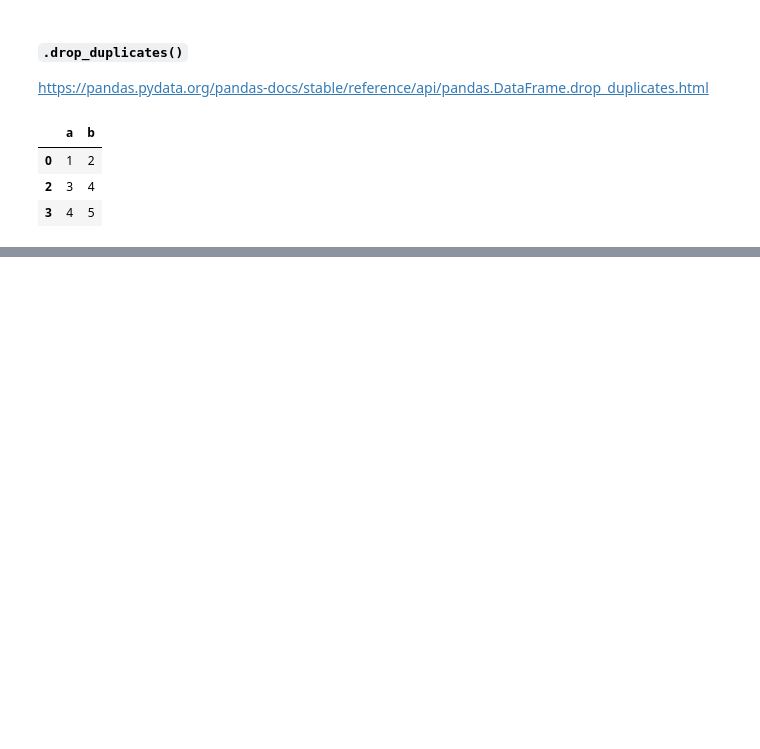
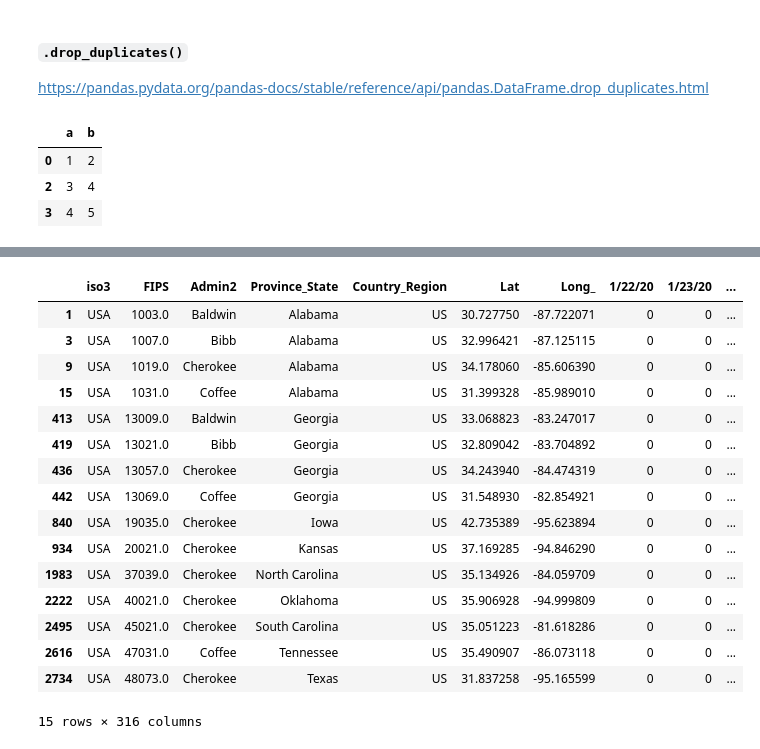
Before and after one commit to julianeberek/moinworld_da_2020-11, a Jupyter notebook: 2.Deep_dive_into_pandas.ipynb, the cells around one changed output, grey strips where cells are left out. Drawn from its saved outputs; the diff is of its cells as text; code cells hidden in the pictures; blank space fills up the shorter version.

```diff
--- a/2.Deep_dive_into_pandas.ipynb
+++ b/2.Deep_dive_into_pandas.ipynb
@@ -310,0 +331,3 @@ df_dates.head(2)
+# %%
+all_days_zero = [el for el in df_dates.sum(axis=1) if el==0]
+len(all_days_zero)
@@ -345,6 +395,3 @@ df_dates.iloc[:,308]
 3338     395
 3339     386
 Name: 11/25/20, Length: 3340, dtype: int64
-# %%
-all_days_zero = [row for row in df_dates.index if df_dates.iloc[row].sum() == 0 ]
-len(all_days_zero)
@@ -382,0 +406,2 @@ df.at[all_days_zero[5], 'Lat']
+# %%
+df.at[all_days_zero[5], 'Lat'] = 5000
@@ -382,0 +412,3 @@ df.at[all_days_zero[5], 'Lat']
+# %%
+# set it to original value
+df.at[all_days_zero[5], 'Lat'] = -14.271
@@ -439,0 +499,20 @@ df.duplicated().sum()
+# %%
+df[df['Admin2'].isin(['Berlin', 'Hamburg', 'Baldwin', 'Bibb', 'Cherokee', 'Coffee'])]
+# %% [output]
+|  | iso3 | FIPS | Admin2 | Province_State | Country_Region | Lat | Long_ | 1/22/20 | 1/23/20 | ... |
+| 1 | USA | 1003.0 | Baldwin | Alabama | US | 30.727750 | -87.722071 | 0 | 0 | ... |
+| 3 | USA | 1007.0 | Bibb | Alabama | US | 32.996421 | -87.125115 | 0 | 0 | ... |
+| 9 | USA | 1019.0 | Cherokee | Alabama | US | 34.178060 | -85.606390 | 0 | 0 | ... |
+| 15 | USA | 1031.0 | Coffee | Alabama | US | 31.399328 | -85.989010 | 0 | 0 | ... |
+| 413 | USA | 13009.0 | Baldwin | Georgia | US | 33.068823 | -83.247017 | 0 | 0 | ... |
+| 419 | USA | 13021.0 | Bibb | Georgia | US | 32.809042 | -83.704892 | 0 | 0 | ... |
+| 436 | USA | 13057.0 | Cherokee | Georgia | US | 34.243940 | -84.474319 | 0 | 0 | ... |
+| 442 | USA | 13069.0 | Coffee | Georgia | US | 31.548930 | -82.854921 | 0 | 0 | ... |
+| 840 | USA | 19035.0 | Cherokee | Iowa | US | 42.735389 | -95.623894 | 0 | 0 | ... |
+| 934 | USA | 20021.0 | Cherokee | Kansas | US | 37.169285 | -94.846290 | 0 | 0 | ... |
+| 1983 | USA | 37039.0 | Cherokee | North Carolina | US | 35.134926 | -84.059709 | 0 | 0 | ... |
+| 2222 | USA | 40021.0 | Cherokee | Oklahoma | US | 35.906928 | -94.999809 | 0 | 0 | ... |
+| 2495 | USA | 45021.0 | Cherokee | South Carolina | US | 35.051223 | -81.618286 | 0 | 0 | ... |
+| 2616 | USA | 47031.0 | Coffee | Tennessee | US | 35.490907 | -86.073118 | 0 | 0 | ... |
+| 2734 | USA | 48073.0 | Cherokee | Texas | US | 31.837258 | -95.165599 | 0 | 0 | ... |
+15 rows × 316 columns
```
Also changed, not shown: parts of 50 cells of this notebook.
